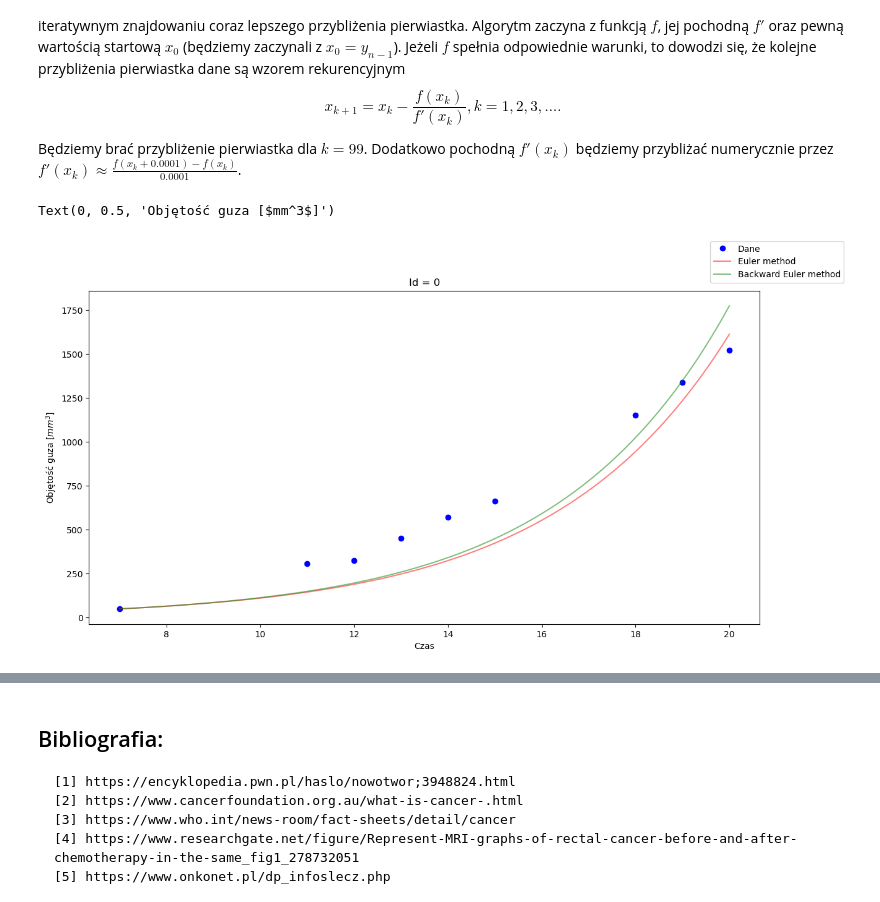
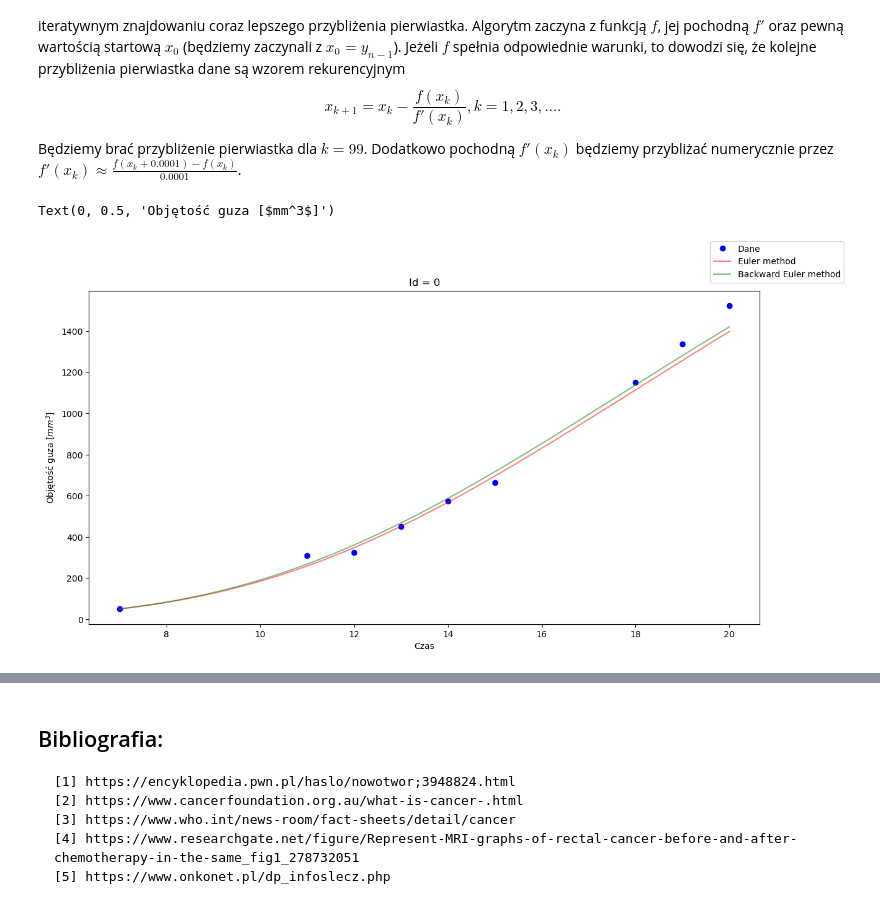
Before and after one commit to Tomexr1/Rownania_rozniczkowe, a Jupyter notebook: Prezentacja.ipynb, the cells around one changed output, grey strips where cells are left out. Cells and saved outputs as stored; diff of their text form; code cells hidden in the pictures.

```diff
--- a/Prezentacja.ipynb
+++ b/Prezentacja.ipynb
@@ -337,0 +310,27 @@ Czyli
+# %%
+def malthus_diff(t, y):
+    k = 0.13
+    return y * k
+
+
+def malthus(t, V0, k):
+    return V0 * np.exp(k*t)
+
+
+def verhulst_diff(t, y):
+    K = 3000
+    r = 0.13
+    return r * y * (1 - y/K)
+
+
+# def verhulst(
+
+
+def gompertz_diff(t, y):
+    K = 3000  # K = V0 * exp(r0/b)
+    r = 0.13  # r = r0/ln(K/V0)
+    return r * y * np.log(K / y)
+
+
+def gompertz(t, V0, r0, b):
+    return V0 * np.exp(r0/b * (1 - np.exp(t)))
@@ -415,25 +418,23 @@ def newton_method(f, x0):
 # %%
 # np
 h = 10 ** (-1)
 
 lung_1 = lung_vol_data[lung_vol_data['ID'] == 0]
 n = (lung_1['Time'].iloc[-1] - lung_1['Time'][0]) / h
 
-def gompertz(t, y):
-    return y * math.log(15) / 10
 
 xs, ys = backward_euler_method(gompertz, lung_1['Time'][0], lung_1['Observation'][0], h, int(n))
 xs2, ys2 = euler_method(gompertz, lung_1['Time'][0], lung_1['Observation'][0], h, int(n))
 
 
 fig, ax = plt.subplots()
 ax.plot(lung_1['Time'], lung_1['Observation'], 'bo', label='Dane')
 ax.plot(xs2, ys2, 'r-', label='Euler method', alpha=0.5)
 ax.plot(xs, ys, 'g-', label='Backward Euler method', alpha=0.5)
 fig.legend()
 plt.title('Id = 0')
 plt.xlabel('Czas')
 plt.ylabel('Objętość guza [$mm^3$]')
 # %% [output]
 Text(0, 0.5, 'Objętość guza [$mm^3$]')
-[figure, old version]
+[figure, new version]
```
Also changed, not shown: parts of 42 cells of this notebook.
